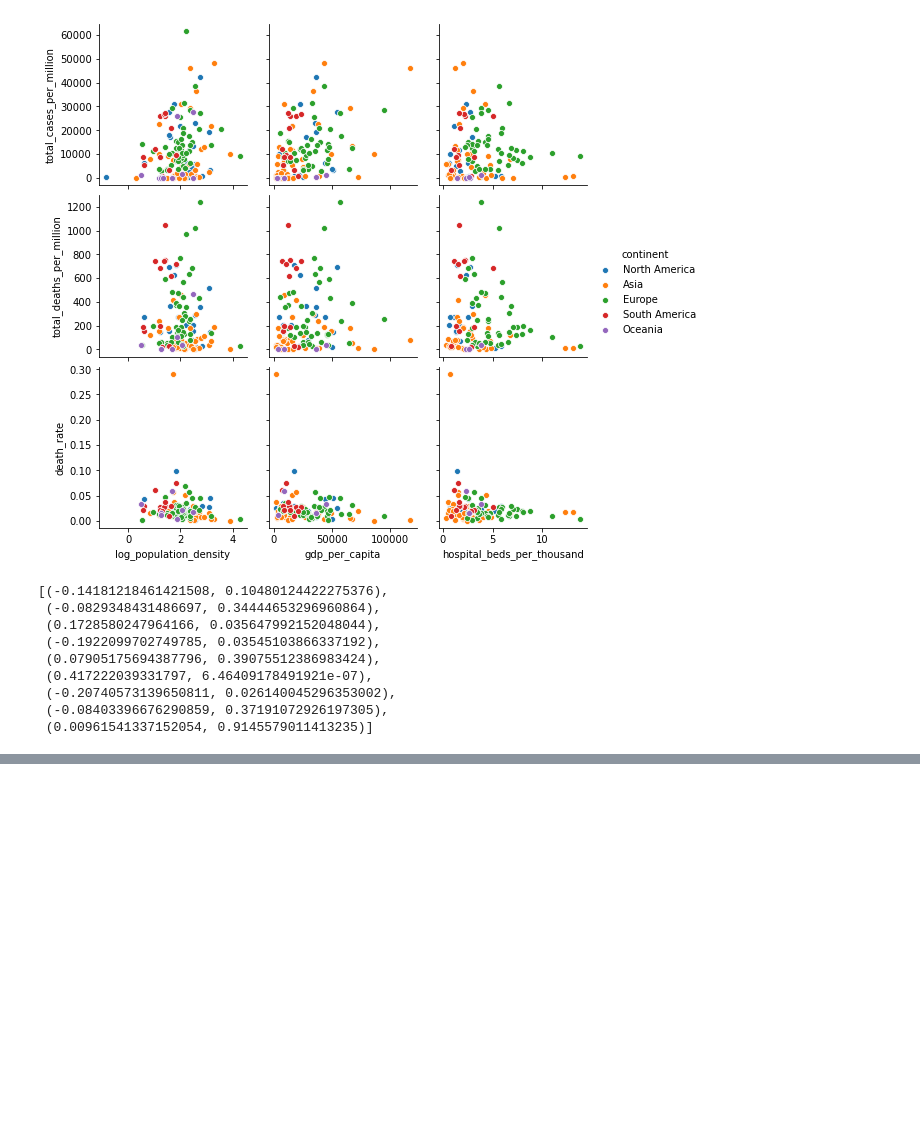
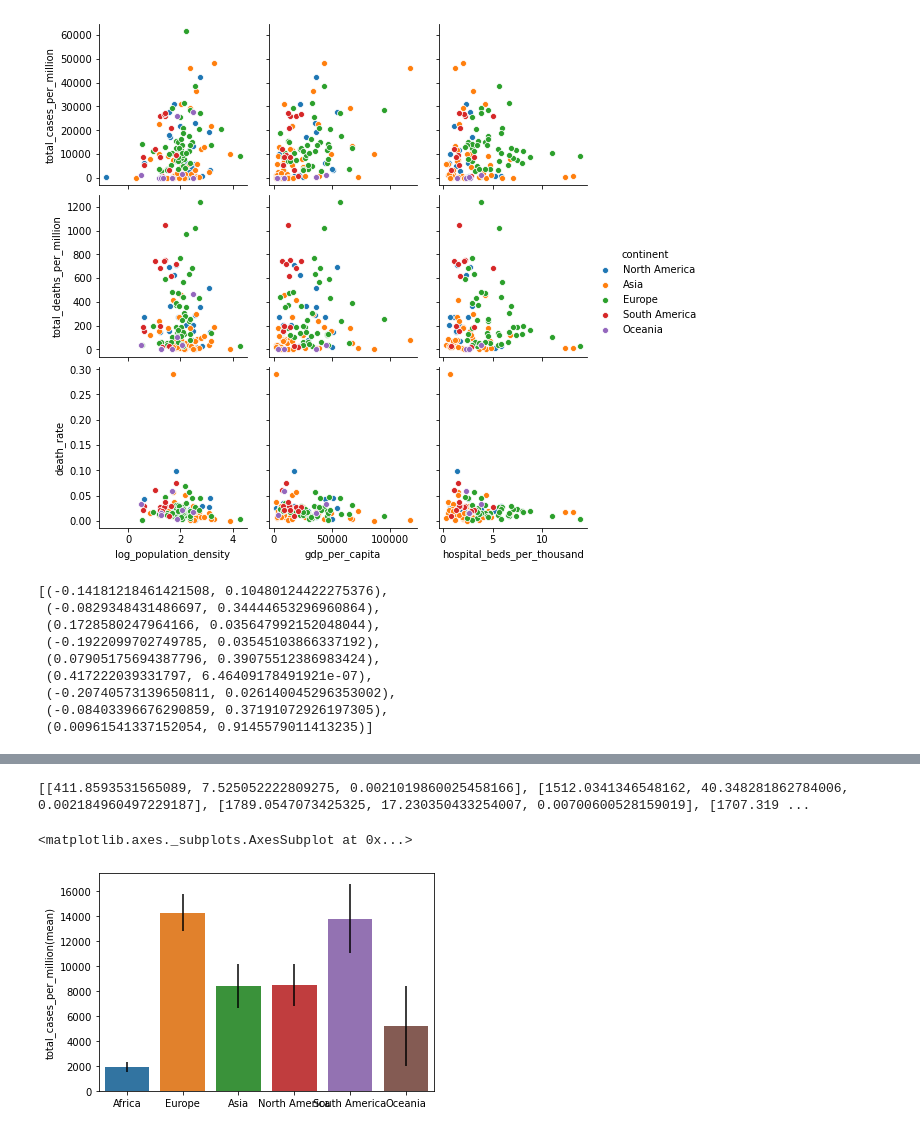
Before and after one commit to lkostakis/data-mining-covid19, a Jupyter notebook: ask4.ipynb, the cells around one changed output, grey strips where cells are left out. Saved outputs shown, nothing was run; the diff lists cells and outputs as text; code cells hidden in the pictures; blank space fills up the shorter version.

```diff
--- a/ask4.ipynb
+++ b/ask4.ipynb
@@ -230 +242,28 @@ values
+# %%
+means_per_continent = []
+continents = ['Africa', 'Europe', 'Asia', 'North America', 'South America', 'Oceania']
+error_per_continent = [] # for error bar?
+
+# Find means for the columns we need
+for i in continents:
+    df_per_continent = df.loc[df.continent == i]
+    means_per_continent.append([df_per_continent['total_cases_per_million'].mean(),
+                                df_per_continent['total_deaths_per_million'].mean(),
+                                df_per_continent['death_rate'].mean()])
+    error_per_continent.append([df_per_continent['total_cases_per_million'].sem(),
+                                df_per_continent['total_deaths_per_million'].sem(),
+                                df_per_continent['death_rate'].sem()])
+print(error_per_continent)
+# Create the DataFrame
+df2 = pd.DataFrame(means_per_continent,
+                   index =continents,
+                   columns = ['total_cases_per_million(mean)', 'total_deaths_per_million(mean)', 'death_rate(mean)'])
+test= [411.85, 1512.034, 1789.054, 1707.319, 2796.122, 3231.609]
+sns.barplot(x=continents, y='total_cases_per_million(mean)', data=df2, yerr=test)
+#sns.barplot(x=continents, y='total_deaths_per_million(mean)', data=df2)
+#sns.barplot(x=continents, y='death_rate(mean)', data=df2)
+# %% [output]
+[[411.8593531565089, 7.525052222809275, 0.0021019860025458166], [1512.0341346548162, 40.348281862784006, 0.002184960497229187], [1789.0547073425325, 17.230350433254007, 0.00700600528159019], [1707.319 ...
+<matplotlib.axes._subplots.AxesSubplot at 0x...>
+[figure, added]
 # %%
```
Also changed, not shown: parts of 6 cells of this notebook.
